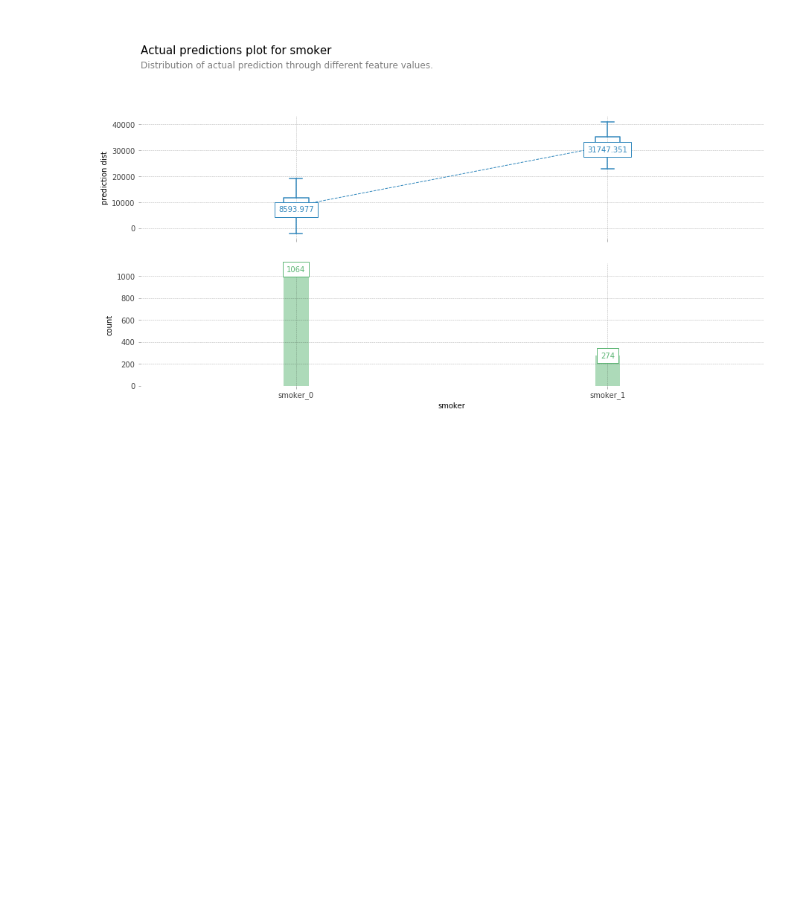
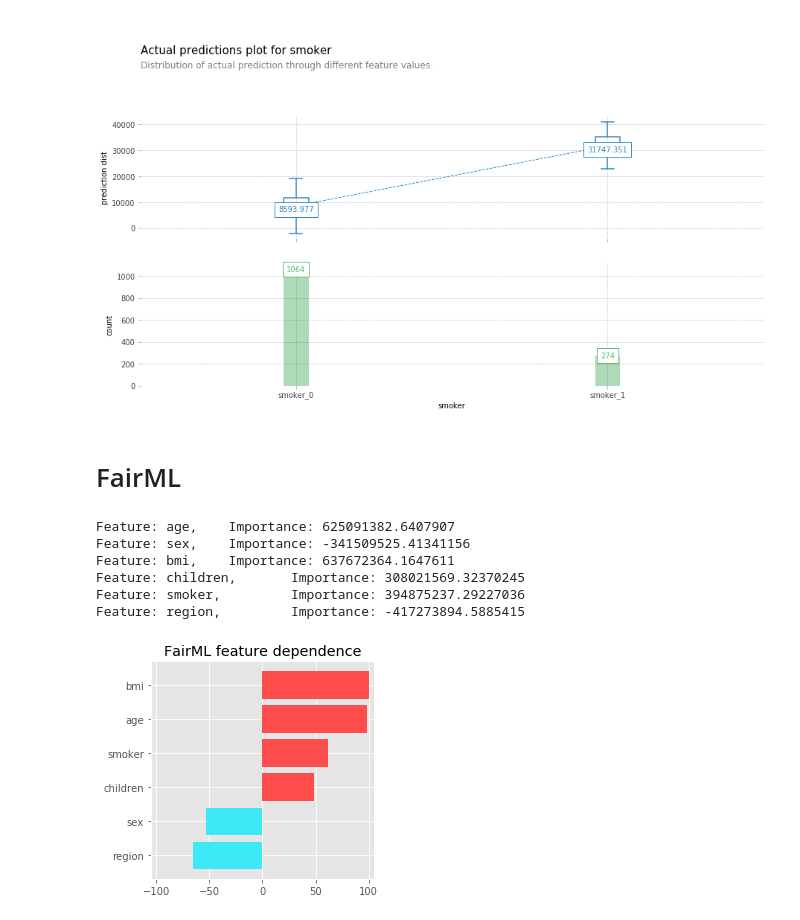
Before and after one commit to aliciapj/ml_bias, a Jupyter notebook: insurance/insurance.ipynb, the cells around one changed output. Drawn from its saved outputs; the diff is of its cells as text; code cells hidden in the pictures; blank space fills up the shorter version.

```diff
--- a/insurance/insurance.ipynb
+++ b/insurance/insurance.ipynb
@@ -141,3 +115,29 @@ findfont: Font family ['Arial'] not found. Falling back to DejaVu Sans.
 findfont: Font family ['Arial'] not found. Falling back to DejaVu Sans.
 findfont: Font family ['Arial'] not found. Falling back to DejaVu Sans.
 [figure]
+# %% [markdown]
+# FairML
+# %%
+from fairml import audit_model
+
+importances, _ = audit_model(model.predict, X)
+print(importances)
+# %% [output]
+Feature: age,    Importance: 625091382.6407907
+Feature: sex,    Importance: -341509525.41341156
+Feature: bmi,    Importance: 637672364.1647611
+Feature: children,       Importance: 308021569.32370245
+Feature: smoker,         Importance: 394875237.29227036
+Feature: region,         Importance: -417273894.5885415
+# %%
+from fairml import plot_dependencies
+
+# generate feature dependence plot
+fig = plot_dependencies(
+    importances.median(),
+    reverse_values=False,
+    title="FairML feature dependence"
+)
+plt.show()
+# %% [output]
+[figure, added]
```
Also changed, not shown: parts of 3 cells of this notebook, 6 other files.
